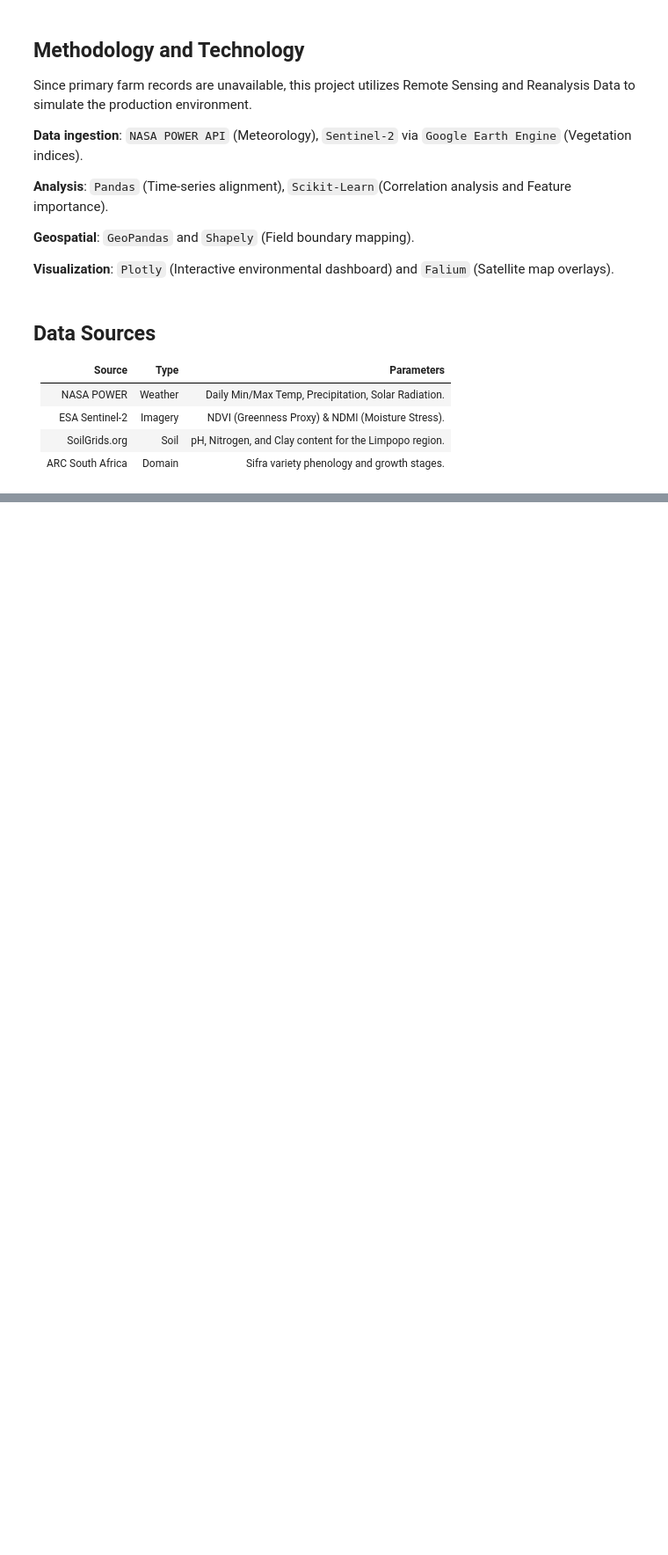
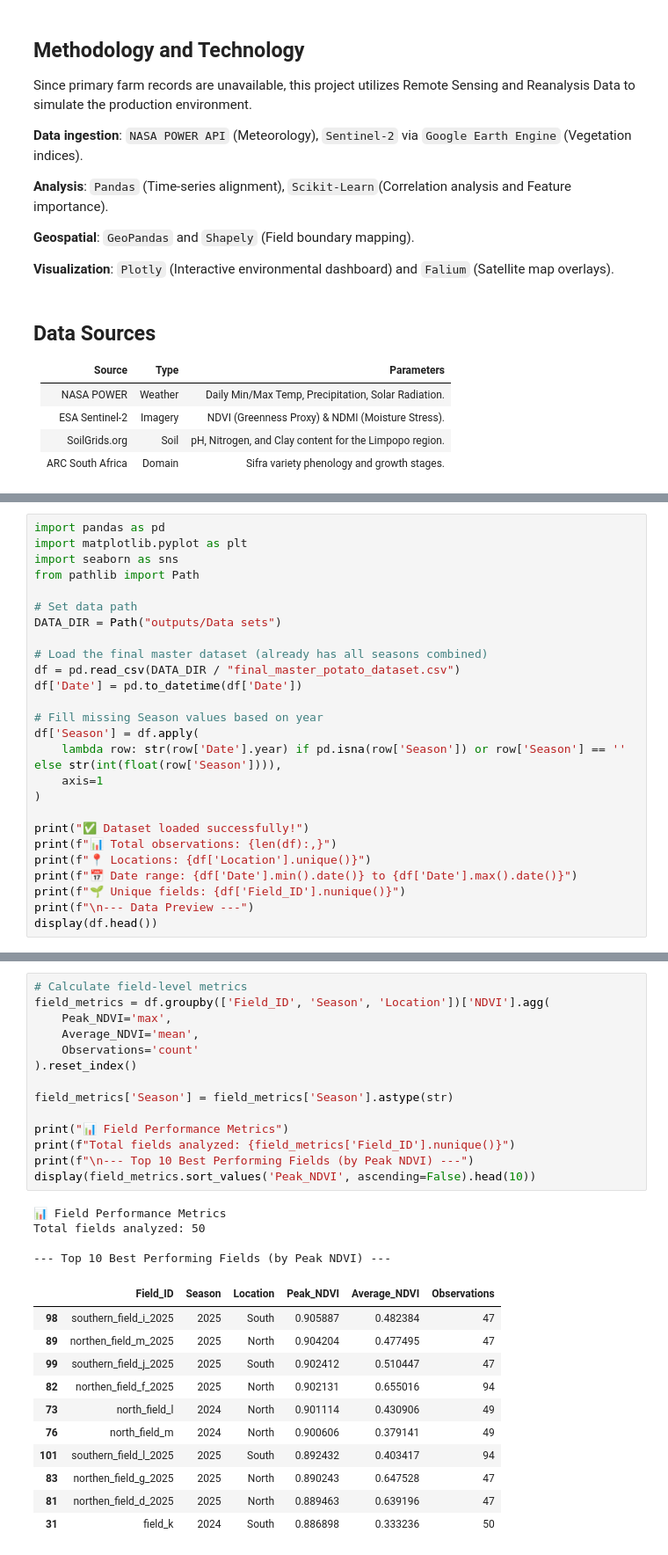
Before and after one commit to Rpvermaak/sifra-potato-yield-analysis, a Jupyter notebook: notebooks/Notebook_B_Comparative_Analysis_&_Modeling.ipynb, the cells around one changed output, grey strips where cells are left out. Shown at 88% size. Saved outputs shown, nothing was run; the diff lists cells and outputs as text; blank space fills up the shorter version.

```diff
--- a/notebooks/Notebook_B_Comparative_Analysis_&_Modeling.ipynb
+++ b/notebooks/Notebook_B_Comparative_Analysis_&_Modeling.ipynb
@@ -458,0 +86,26 @@ Line plot showing NDVI trends for low-performing fields generated.
+# %%
+import pandas as pd
+import matplotlib.pyplot as plt
+import seaborn as sns
+from pathlib import Path
+
+# Set data path
+DATA_DIR = Path("outputs/Data sets")
+
+# Load the final master dataset (already has all seasons combined)
+df = pd.read_csv(DATA_DIR / "final_master_potato_dataset.csv")
+df['Date'] = pd.to_datetime(df['Date'])
+
+# Fill missing Season values based on year
+df['Season'] = df.apply(
+    lambda row: str(row['Date'].year) if pd.isna(row['Season']) or row['Season'] == '' else str(int(float(row['Season']))),
+    axis=1
+)
+
+print("✅ Dataset loaded successfully!")
+print(f"📊 Total observations: {len(df):,}")
+print(f"📍 Locations: {df['Location'].unique()}")
+print(f"📅 Date range: {df['Date'].min().date()} to {df['Date'].max().date()}")
+print(f"🌱 Unique fields: {df['Field_ID'].nunique()}")
+print(f"\n--- Data Preview ---")
+display(df.head())
@@ -458,0 +274,30 @@ Line plot showing NDVI trends for low-performing fields generated.
+# %%
+# Calculate field-level metrics
+field_metrics = df.groupby(['Field_ID', 'Season', 'Location'])['NDVI'].agg(
+    Peak_NDVI='max',
+    Average_NDVI='mean',
+    Observations='count'
+).reset_index()
+
+field_metrics['Season'] = field_metrics['Season'].astype(str)
+
+print("📊 Field Performance Metrics")
+print(f"Total fields analyzed: {field_metrics['Field_ID'].nunique()}")
+print(f"\n--- Top 10 Best Performing Fields (by Peak NDVI) ---")
+display(field_metrics.sort_values('Peak_NDVI', ascending=False).head(10))
+# %% [output]
+📊 Field Performance Metrics
+Total fields analyzed: 50
+
+--- Top 10 Best Performing Fields (by Peak NDVI) ---
+|  | Field_ID | Season | Location | Peak_NDVI | Average_NDVI | Observations |
+| 98 | southern_field_i_2025 | 2025 | South | 0.905887 | 0.482384 | 47 |
+| 89 | northen_field_m_2025 | 2025 | North | 0.904204 | 0.477495 | 47 |
+| 99 | southern_field_j_2025 | 2025 | South | 0.902412 | 0.510447 | 47 |
+| 82 | northen_field_f_2025 | 2025 | North | 0.902131 | 0.655016 | 94 |
+| 73 | north_field_l | 2024 | North | 0.901114 | 0.430906 | 49 |
+| 76 | north_field_m | 2024 | North | 0.900606 | 0.379141 | 49 |
+| 101 | southern_field_l_2025 | 2025 | South | 0.892432 | 0.403417 | 94 |
+| 83 | northen_field_g_2025 | 2025 | North | 0.890243 | 0.647528 | 47 |
+| 81 | northen_field_d_2025 | 2025 | North | 0.889463 | 0.639196 | 47 |
+| 31 | field_k | 2024 | South | 0.886898 | 0.333236 | 50 |
```
Also changed, not shown: parts of 44 cells of this notebook, 9 other files.
